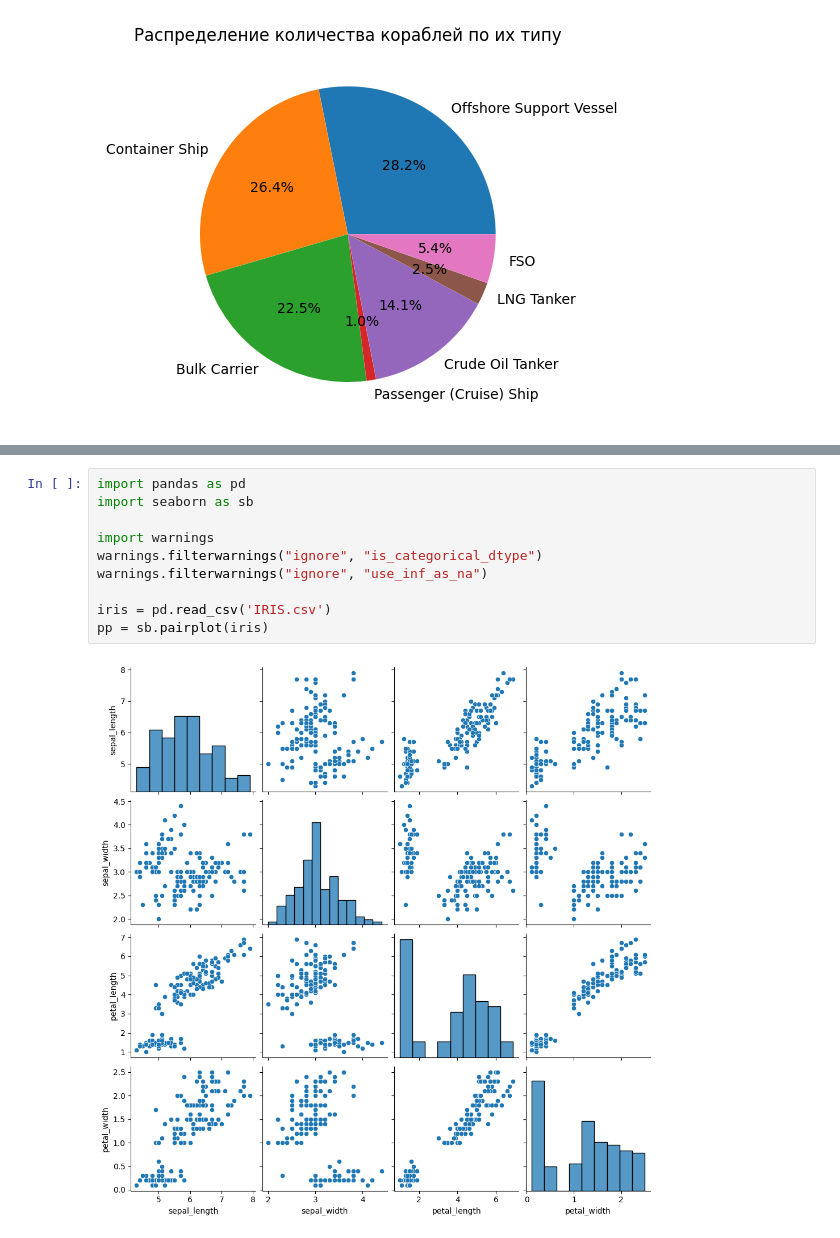
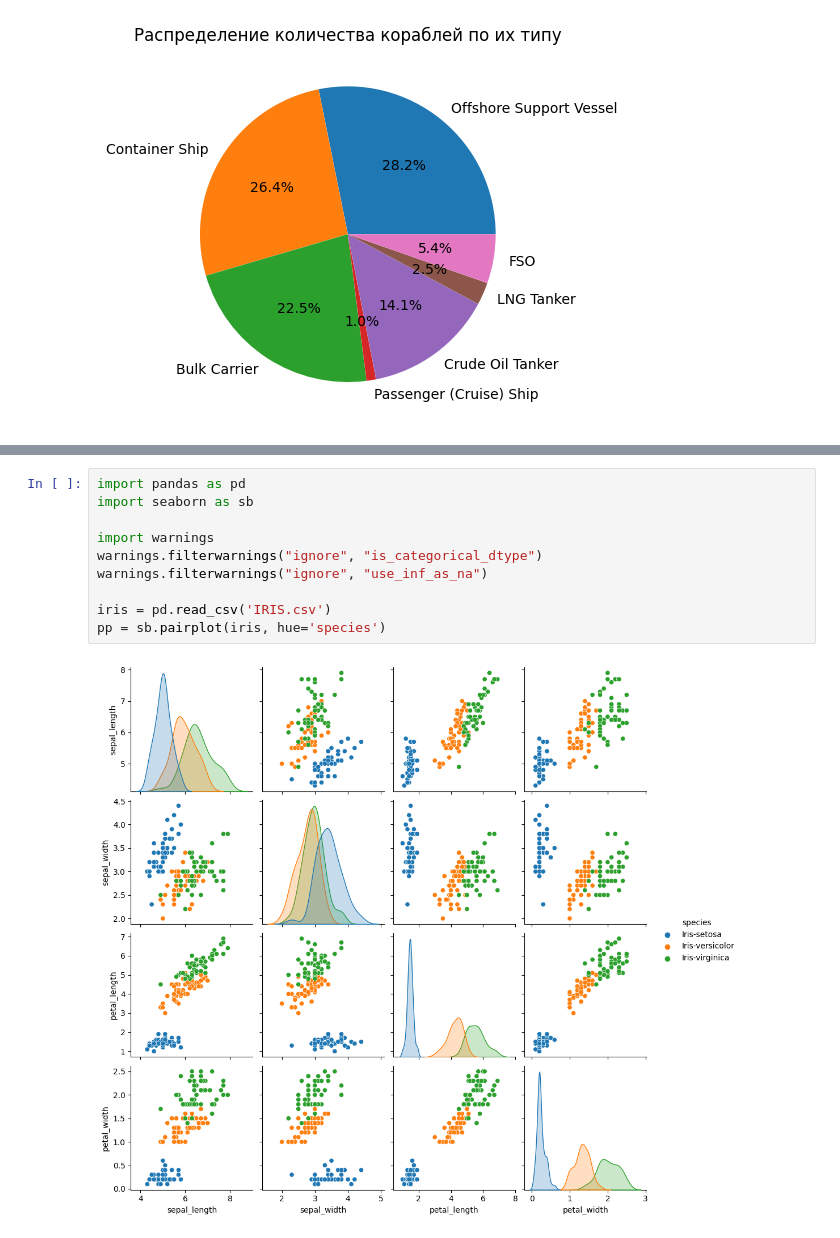
Before and after one commit to cherry-pdb/lab2_yapp, a Jupyter notebook: task_1.ipynb, the cells around one changed output, grey strips where cells are left out. Drawn from its saved outputs; the diff is of its cells as text.

```diff
--- a/task_1.ipynb
+++ b/task_1.ipynb
@@ -47,12 +56,12 @@ plt.show()
 # %%
 import pandas as pd
 import seaborn as sb
 
 import warnings
 warnings.filterwarnings("ignore", "is_categorical_dtype")
 warnings.filterwarnings("ignore", "use_inf_as_na")
 
 iris = pd.read_csv('IRIS.csv')
-pp = sb.pairplot(iris)
+pp = sb.pairplot(iris, hue='species')
 # %% [output]
-[figure, old version]
+[figure, new version]
```
Also changed, not shown: parts of 9 cells of this notebook.
